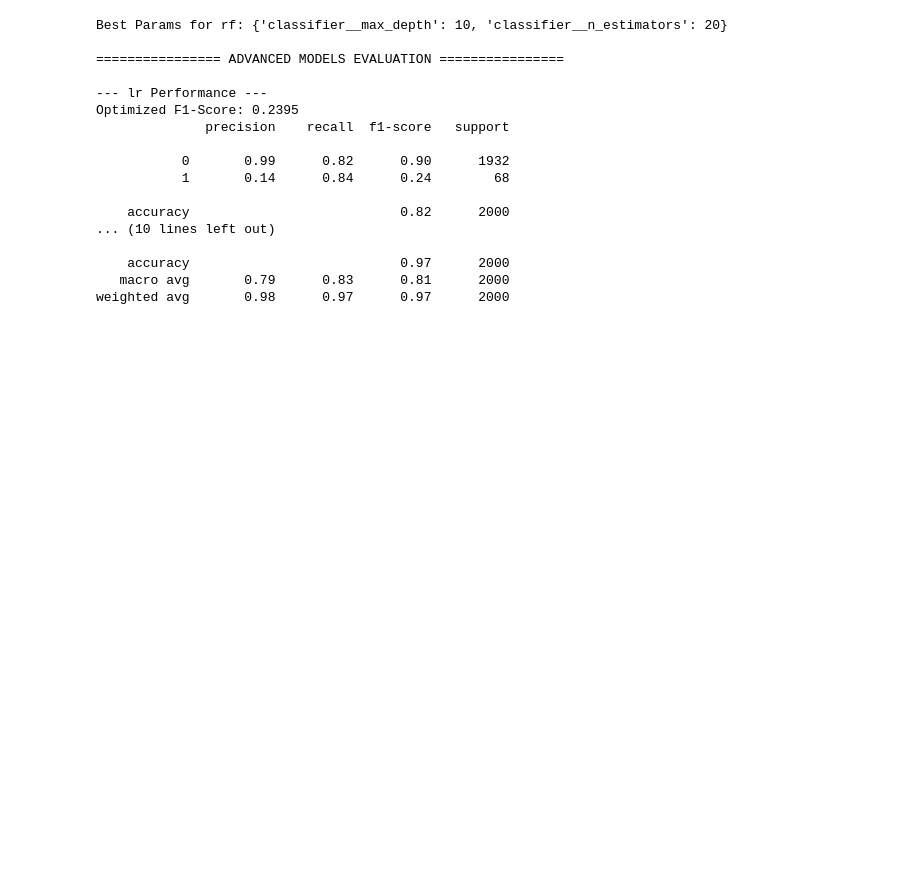
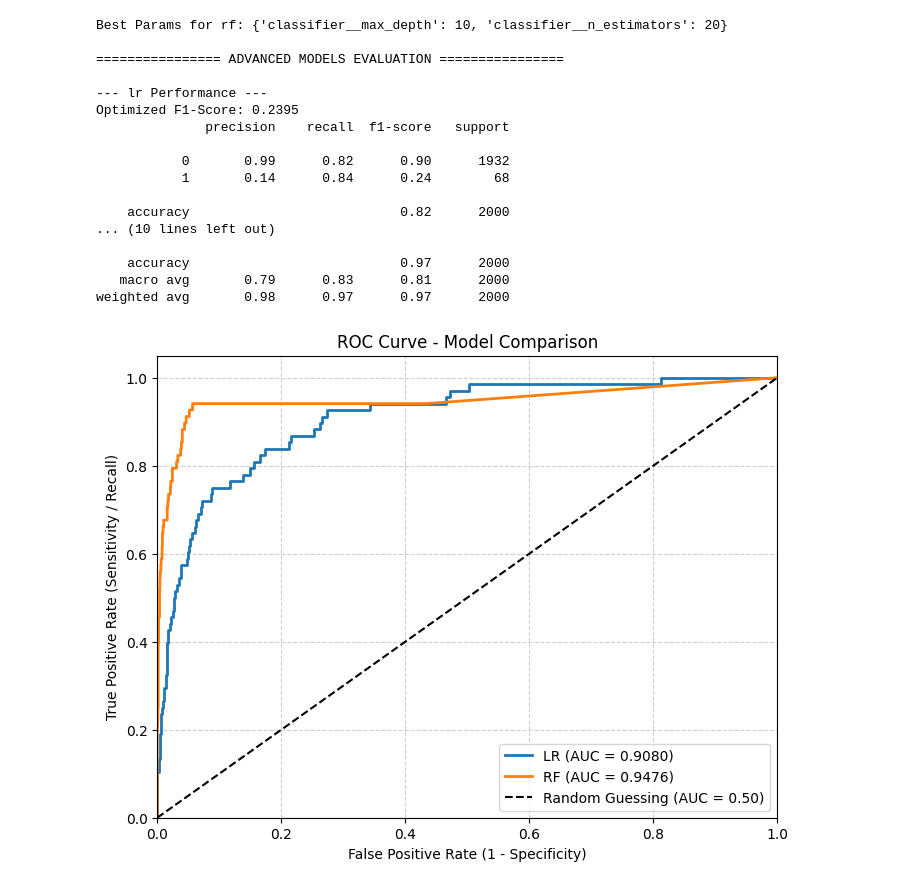
Before and after one commit to KVP6755/Project1_Predictive-Maintenance, a Jupyter notebook: dsml_project1.ipynb, the cells around one changed output. Drawn from its saved outputs; the diff is of its cells as text; code cells hidden in the pictures; blank space fills up the shorter version.

Commit message:
feat: implement ROC curve and AUC evaluation
- Plot ROC curves for all trained models dynamically

- Handle models with and without predict_proba

- Add random guessing baseline for reference

```diff
--- a/dsml_project1.ipynb
+++ b/dsml_project1.ipynb
@@ -373,3 +373,37 @@ Optimized F1-Score: 0.2395
     accuracy                           0.97      2000
    macro avg       0.79      0.83      0.81      2000
 weighted avg       0.98      0.97      0.97      2000
+# %%
+import matplotlib.pyplot as plt
+from sklearn.metrics import roc_curve, roc_auc_score
+
+plt.figure(figsize=(8, 6))
+
+for name, model in best_models.items():
+    # Model probabilities-ai predict seiya (Class 1 probabilities mattum)
+    if hasattr(model, "predict_proba"):
+        y_prob = model.predict_proba(X_test)[:, 1]
+    else:
+        # Decision function for models without predict_proba
+        y_prob = model.decision_function(X_test)
+
+    # False Positive Rate, True Positive Rate compute seiya
+    fpr, tpr, _ = roc_curve(y_test, y_prob)
+    auc_score = roc_auc_score(y_test, y_prob)
+
+    # Plot the ROC curve for each model
+    plt.plot(fpr, tpr, label=f'{name.upper()} (AUC = {auc_score:.4f})', linewidth=2)
+
+# Reference diagonal line (Random guessing line)
+plt.plot([0, 1], [0, 1], 'k--', label='Random Guessing (AUC = 0.50)')
+
+plt.xlim([0.0, 1.0])
+plt.ylim([0.0, 1.05])
+plt.xlabel('False Positive Rate (1 - Specificity)')
+plt.ylabel('True Positive Rate (Sensitivity / Recall)')
+plt.title('ROC Curve - Model Comparison')
+plt.legend(loc="lower right")
+plt.grid(True, linestyle='--', alpha=0.6)
+plt.show()
+# %% [output]
+[figure, added]
```
